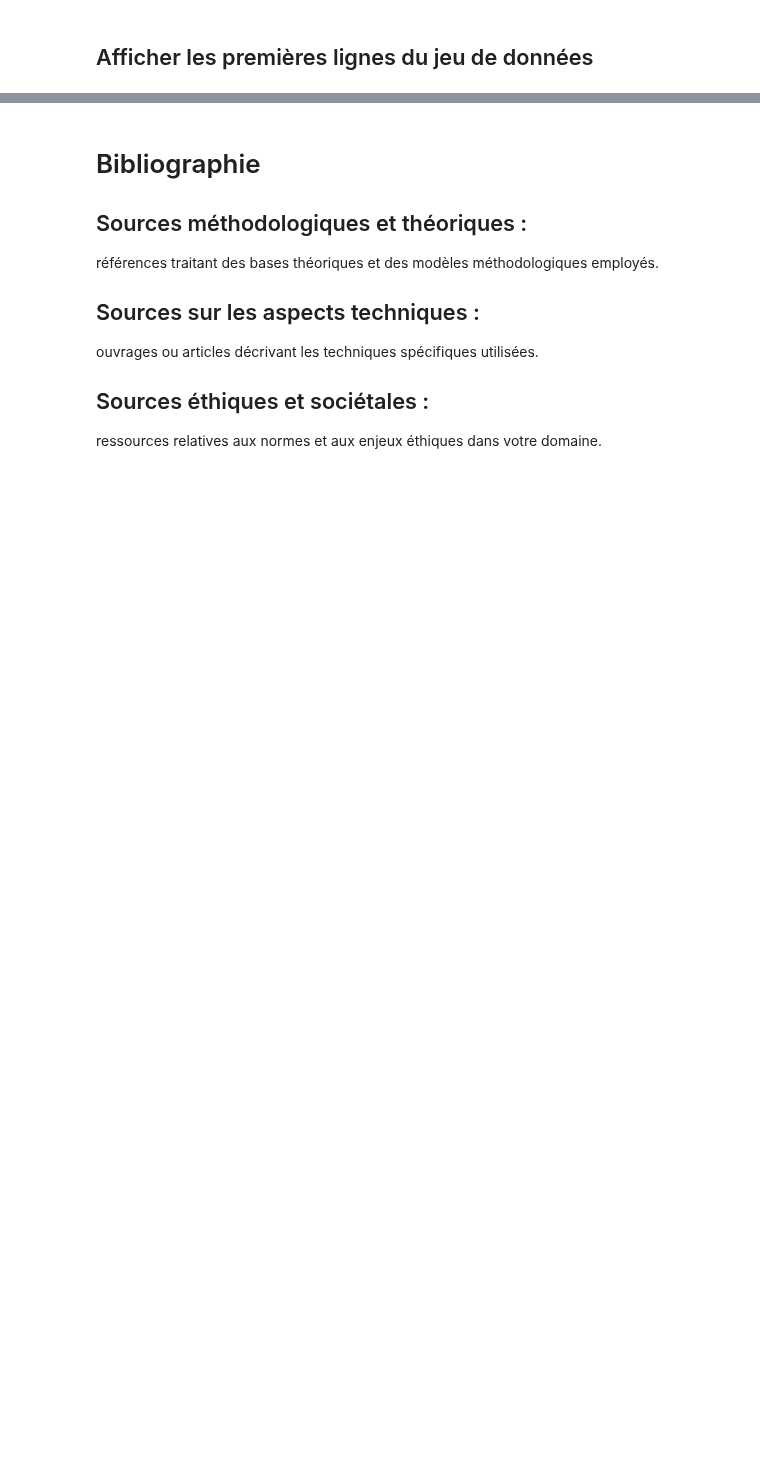
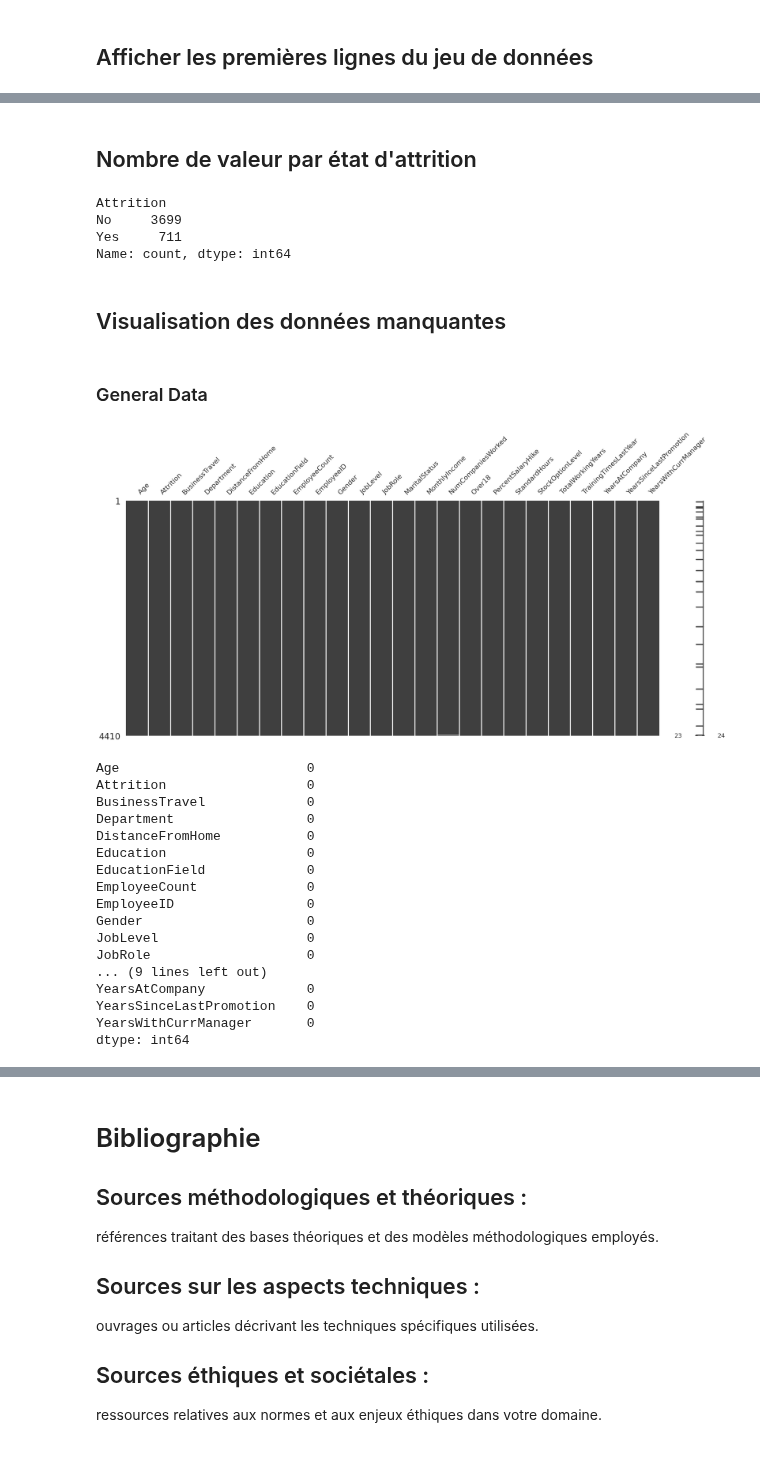
Before and after one commit to Francky46/AttritionPrediction, a Jupyter notebook: AttritionPrediction.ipynb, the cells around one changed output, grey strips where cells are left out. Cells and saved outputs as stored; diff of their text form; code cells hidden in the pictures; blank space fills up the shorter version.

```diff
--- a/AttritionPrediction.ipynb
+++ b/AttritionPrediction.ipynb
@@ -81,0 +199,48 @@ general_data.head()
+# %% [markdown]
+## Nombre de valeur par état d'attrition
+# %%
+general_data['Attrition'].value_counts()
+# %% [output]
+Attrition
+No     3699
+Yes     711
+Name: count, dtype: int64
+# %% [markdown]
+## Visualisation des données manquantes
+# %% [markdown]
+### General Data
+# %%
+# Visualisation des données manquantes
+msno.matrix(general_data)
+plt.show()
+
+# Imputer les valeurs manquantes
+# Pour les variables numériques, on remplace les valeurs manquantes par la médiane
+numerical_columns = general_data.select_dtypes(include=np.number).columns
+general_data[numerical_columns] = general_data[numerical_columns].fillna(general_data[numerical_columns].median())
+
+# Pour les variables catégorielles, on remplace les valeurs manquantes par le mode imputation
+categorical_columns = general_data.select_dtypes(include='object').columns
+general_data[categorical_columns] = general_data[categorical_columns].fillna(general_data[categorical_columns].mode().iloc[0])
+
+# Vérification que toutes les valeurs manquantes ont été traitées
+general_data.isnull().sum()
+# %% [output]
+[figure, added]
+Age                        0
+Attrition                  0
+BusinessTravel             0
+Department                 0
+DistanceFromHome           0
+Education                  0
+EducationField             0
+EmployeeCount              0
+EmployeeID                 0
+Gender                     0
+JobLevel                   0
+JobRole                    0
+... (9 lines left out)
+YearsAtCompany             0
+YearsSinceLastPromotion    0
+YearsWithCurrManager       0
+dtype: int64
```
Also changed, not shown: parts of 20 cells of this notebook.
